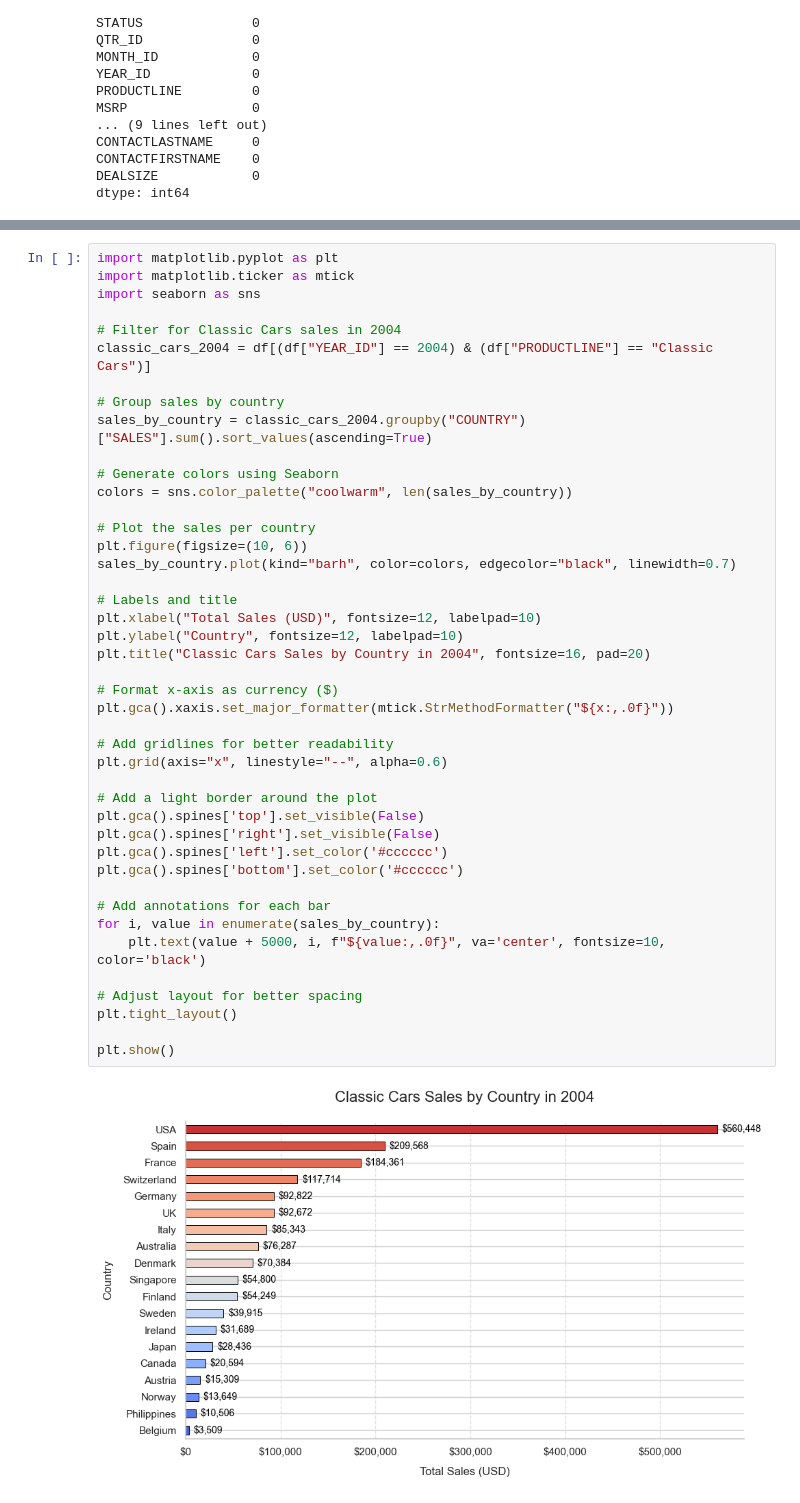
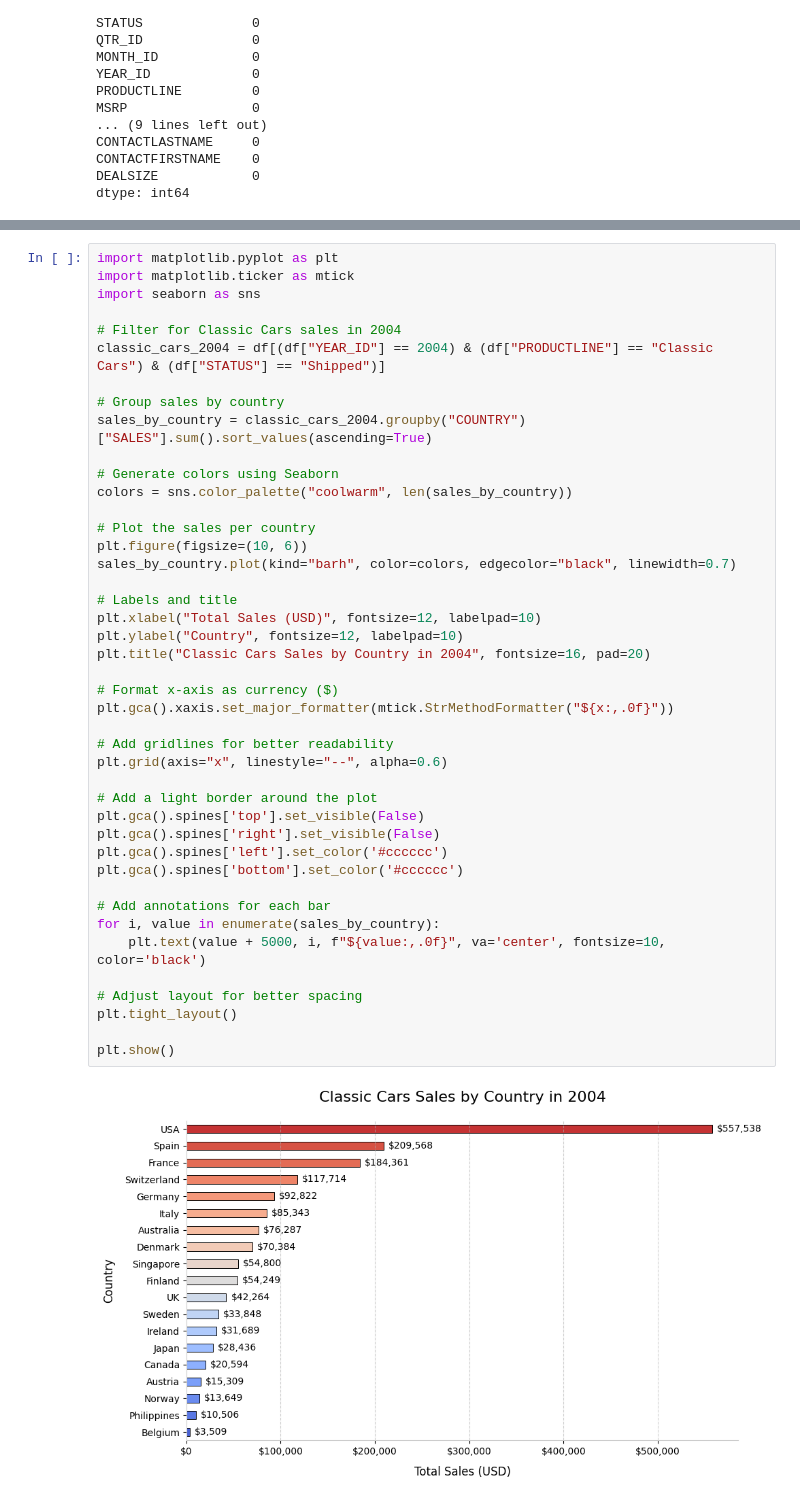
Before and after one commit to arik147/sales-case-study, a Jupyter notebook: Sales_Analysis_Case_Study.ipynb, the cells around one changed output, grey strips where cells are left out. Cells and saved outputs as stored; diff of their text form.

```diff
--- a/Sales_Analysis_Case_Study.ipynb
+++ b/Sales_Analysis_Case_Study.ipynb
@@ -147,7 +136,7 @@ import matplotlib.ticker as mtick
 import seaborn as sns
 
 # Filter for Classic Cars sales in 2004
-classic_cars_2004 = df[(df["YEAR_ID"] == 2004) & (df["PRODUCTLINE"] == "Classic Cars")]
+classic_cars_2004 = df[(df["YEAR_ID"] == 2004) & (df["PRODUCTLINE"] == "Classic Cars") & (df["STATUS"] == "Shipped")]
 
 # Group sales by country
 sales_by_country = classic_cars_2004.groupby("COUNTRY")["SALES"].sum().sort_values(ascending=True)
@@ -158,34 +147,34 @@ colors = sns.color_palette("coolwarm", len(sales_by_country))
 # Plot the sales per country
 plt.figure(figsize=(10, 6))
 sales_by_country.plot(kind="barh", color=colors, edgecolor="black", linewidth=0.7)
 
 # Labels and title
 plt.xlabel("Total Sales (USD)", fontsize=12, labelpad=10)
 plt.ylabel("Country", fontsize=12, labelpad=10)
 plt.title("Classic Cars Sales by Country in 2004", fontsize=16, pad=20)
 
 # Format x-axis as currency ($)
 plt.gca().xaxis.set_major_formatter(mtick.StrMethodFormatter("${x:,.0f}"))
 
 # Add gridlines for better readability
 plt.grid(axis="x", linestyle="--", alpha=0.6)
 
 # Add a light border around the plot
 plt.gca().spines['top'].set_visible(False)
 plt.gca().spines['right'].set_visible(False)
 plt.gca().spines['left'].set_color('#cccccc')
 plt.gca().spines['bottom'].set_color('#cccccc')
 
 # Add annotations for each bar
 for i, value in enumerate(sales_by_country):
     plt.text(value + 5000, i, f"${value:,.0f}", va='center', fontsize=10, color='black')
 
 # Adjust layout for better spacing
 plt.tight_layout()
 
 plt.show()
 # %% [output]
-[figure, old version]
+[figure, new version]
 # %%
 import matplotlib.pyplot as plt
 import seaborn as sns
```
Also changed, not shown: parts of 2 cells of this notebook.
